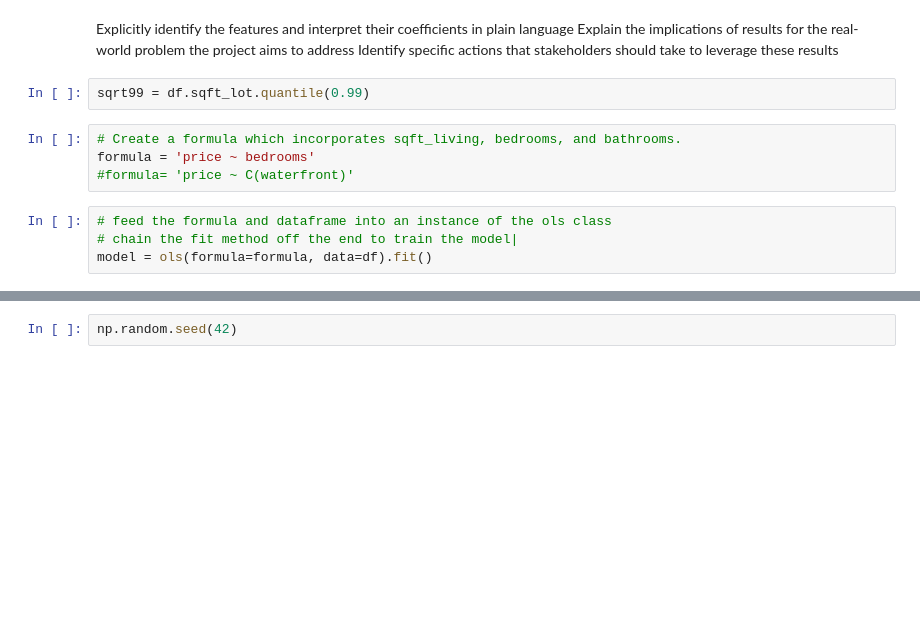
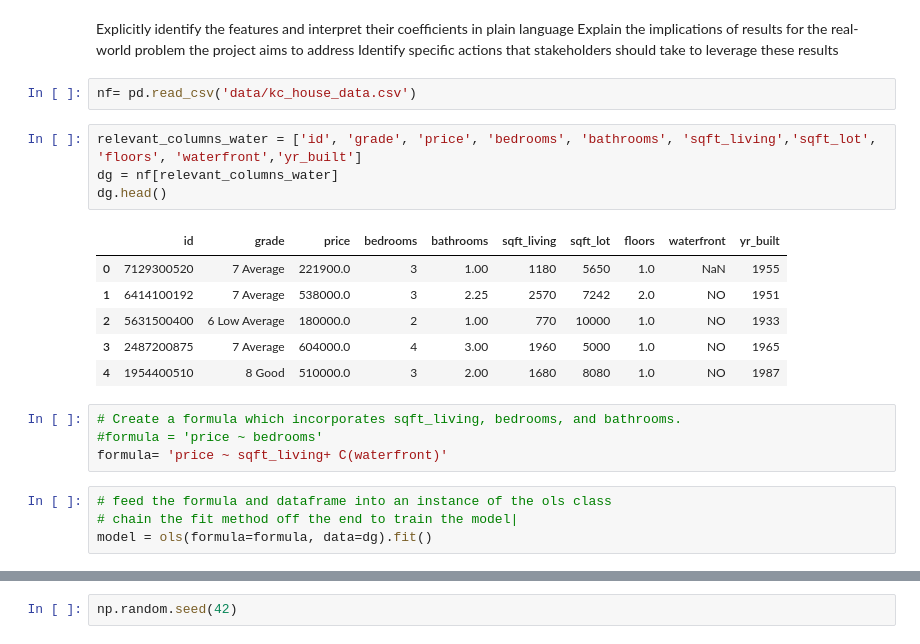
Before and after one commit to sumed-h/Group-3, a Jupyter notebook: Daniel Arthur's Notebook.ipynb, the cells around one changed output, grey strips where cells are left out. Cells and saved outputs as stored; diff of their text form; blank space fills up the shorter version.

```diff
--- a/Daniel Arthur's Notebook.ipynb
+++ b/Daniel Arthur's Notebook.ipynb
@@ -208,16 +218,27 @@ Linear Regression
 Explicitly identify the features and interpret their coefficients in plain language
 Explain the implications of results for the real-world problem the project aims to address
 Identify specific actions that stakeholders should take to leverage these results
-# %%
-sqrt99 = df.sqft_lot.quantile(0.99)
+# %%
+nf= pd.read_csv('data/kc_house_data.csv')
+# %%
+relevant_columns_water = ['id', 'grade', 'price', 'bedrooms', 'bathrooms', 'sqft_living','sqft_lot', 'floors', 'waterfront','yr_built']
+dg = nf[relevant_columns_water]
+dg.head()
+# %% [output]
+|  | id | grade | price | bedrooms | bathrooms | sqft_living | sqft_lot | floors | waterfront | yr_built |
+| 0 | 7129300520 | 7 Average | 221900.0 | 3 | 1.00 | 1180 | 5650 | 1.0 | NaN | 1955 |
+| 1 | 6414100192 | 7 Average | 538000.0 | 3 | 2.25 | 2570 | 7242 | 2.0 | NO | 1951 |
+| 2 | 5631500400 | 6 Low Average | 180000.0 | 2 | 1.00 | 770 | 10000 | 1.0 | NO | 1933 |
+| 3 | 2487200875 | 7 Average | 604000.0 | 4 | 3.00 | 1960 | 5000 | 1.0 | NO | 1965 |
+| 4 | 1954400510 | 8 Good | 510000.0 | 3 | 2.00 | 1680 | 8080 | 1.0 | NO | 1987 |
 # %%
 # Create a formula which incorporates sqft_living, bedrooms, and bathrooms.
-formula = 'price ~ bedrooms'
-#formula= 'price ~ C(waterfront)'
+#formula = 'price ~ bedrooms'
+formula= 'price ~ sqft_living+ C(waterfront)'
 # %%
 # feed the formula and dataframe into an instance of the ols class
 # chain the fit method off the end to train the model|
-model = ols(formula=formula, data=df).fit()
+model = ols(formula=formula, data=dg).fit()
 # %%
 # run the summary method off the end of the fit model
 model.summary()
```
Also changed, not shown: parts of 14 cells of this notebook.
